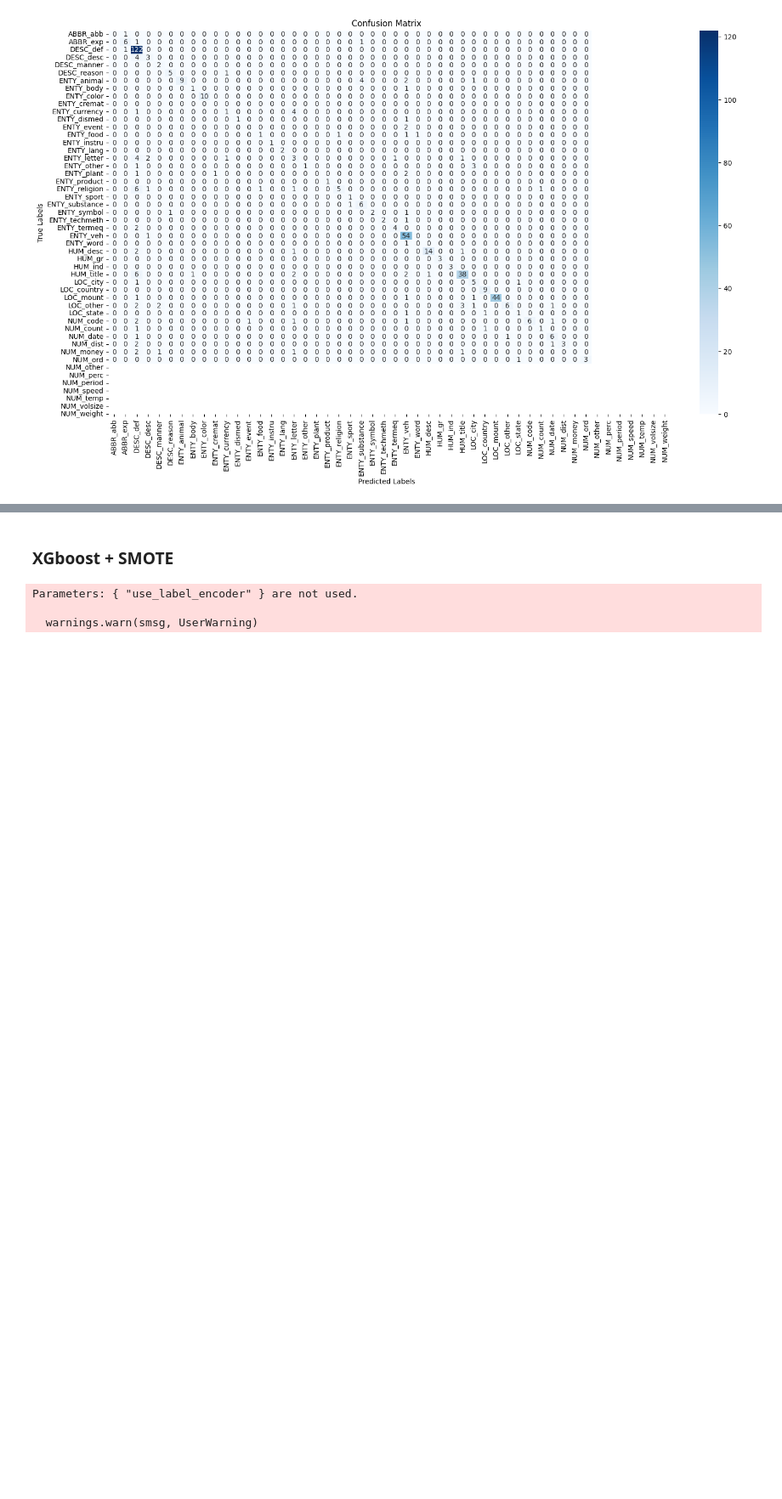
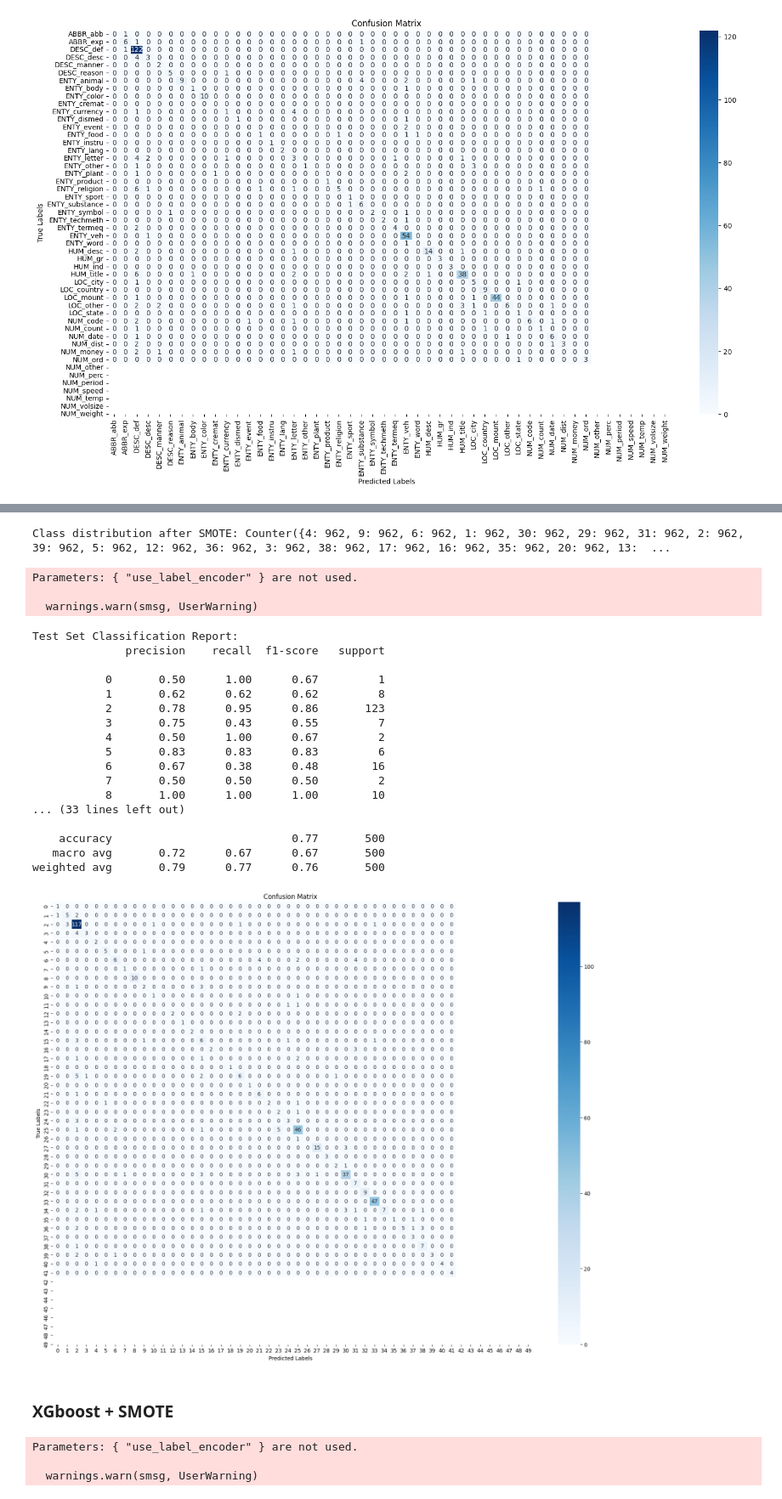
Before and after one commit to hatrigui/QuestionsClassification, a Jupyter notebook: Different Classical Machine Learning Approaches.ipynb, the cells around one changed output, grey strips where cells are left out. Shown at 85% size. Cells and saved outputs as stored; diff of their text form; code cells hidden in the pictures; blank space fills up the shorter version.

```diff
--- a/Different Classical Machine Learning Approaches.ipynb
+++ b/Different Classical Machine Learning Approaches.ipynb
@@ -380,3 +464,83 @@ Test Set Classification Report:
+# %%
+from imblearn.over_sampling import SMOTE
+import xgboost as xgb
+from sklearn.metrics import classification_report, confusion_matrix
+import seaborn as sns
+import matplotlib.pyplot as plt
+import numpy as np
+
+# TF-IDF Vectorization
+vectorizer = TfidfVectorizer(max_features=5000)
+X_train = vectorizer.fit_transform(train_set['processed_question']).toarray()
+X_test = vectorizer.transform(test_set['processed_question']).toarray()
+
+# SMOTE for class balancing
+smote = SMOTE(random_state=42, k_neighbors=3)
+X_train_balanced, y_train_balanced = smote.fit_resample(X_train, train_set['combined_label_encoded'])
+
+# Verify new class distribution
+from collections import Counter
+print("Class distribution after SMOTE:", Counter(y_train_balanced))
+
+# Initialize XGBoost Classifier
+clf = xgb.XGBClassifier(
+    use_label_encoder=False,
+    random_state=42,
+    eval_metric='mlogloss',       # Multiclass log loss
+    max_depth=6,                  # Limit tree depth
+    learning_rate=0.1,            # Step size shrinkage
+    n_estimators=200,             # Number of boosting rounds
+    subsample=0.8,                # Row sampling
+    colsample_bytree=0.8          # Feature sampling
+)
+
+# Train the model on balanced data
+clf.fit(X_train_balanced, y_train_balanced)
+
+# Predictions on the test set
+y_test_pred = clf.predict(X_test)
+
+# Generate the classification report
+print("Test Set Classification Report:")
+print(classification_report(test_set['combined_label_encoded'], y_test_pred))
+
+# Generate the confusion matrix
+conf_matrix = confusion_matrix(test_set['combined_label_encoded'], y_test_pred)
+
+# Visualize the confusion matrix
+plt.figure(figsize=(20, 15))
+sns.heatmap(
+    conf_matrix, annot=True, fmt="d", cmap="Blues",
+    xticklabels=np.unique(train_set['combined_label_encoded']),
+    yticklabels=np.unique(train_set['combined_label_encoded'])
+)
+plt.xlabel("Predicted Labels")
+plt.ylabel("True Labels")
+plt.title("Confusion Matrix")
+plt.show()
+# %% [output]
+Class distribution after SMOTE: Counter({4: 962, 9: 962, 6: 962, 1: 962, 30: 962, 29: 962, 31: 962, 2: 962, 39: 962, 5: 962, 12: 962, 36: 962, 3: 962, 38: 962, 17: 962, 16: 962, 35: 962, 20: 962, 13:  ...
+Parameters: { "use_label_encoder" } are not used.
+
+  warnings.warn(smsg, UserWarning)
+Test Set Classification Report:
+              precision    recall  f1-score   support
+
+           0       0.50      1.00      0.67         1
+           1       0.62      0.62      0.62         8
+           2       0.78      0.95      0.86       123
+           3       0.75      0.43      0.55         7
+           4       0.50      1.00      0.67         2
+           5       0.83      0.83      0.83         6
+           6       0.67      0.38      0.48        16
+           7       0.50      0.50      0.50         2
+           8       1.00      1.00      1.00        10
+... (33 lines left out)
+
+    accuracy                           0.77       500
+   macro avg       0.72      0.67      0.67       500
+weighted avg       0.79      0.77      0.76       500
+[figure, added]
 # %% [markdown]
 ### XGboost + SMOTE
 # %%
```
Also changed, not shown: parts of 6 cells of this notebook.
